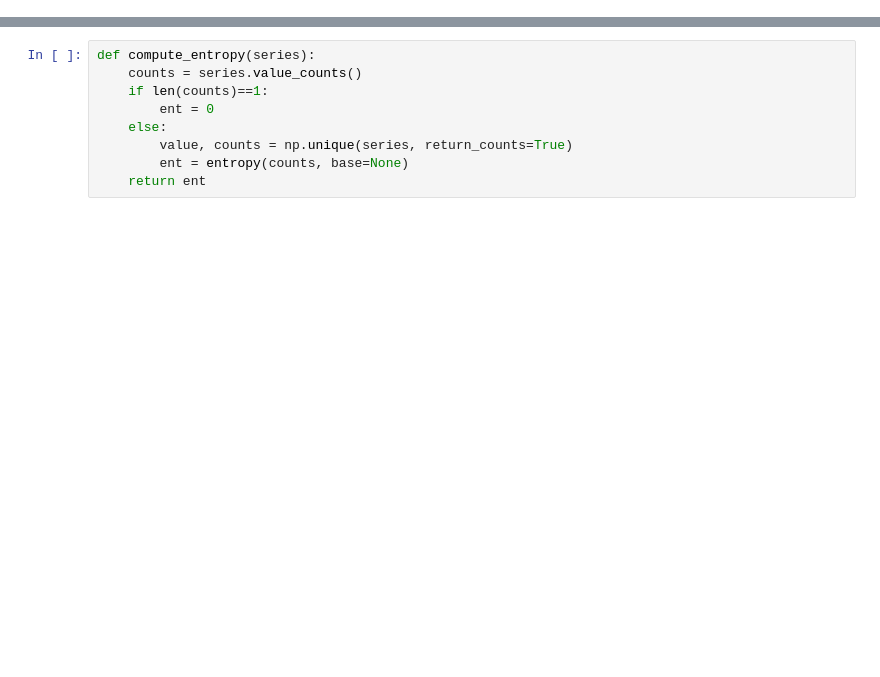
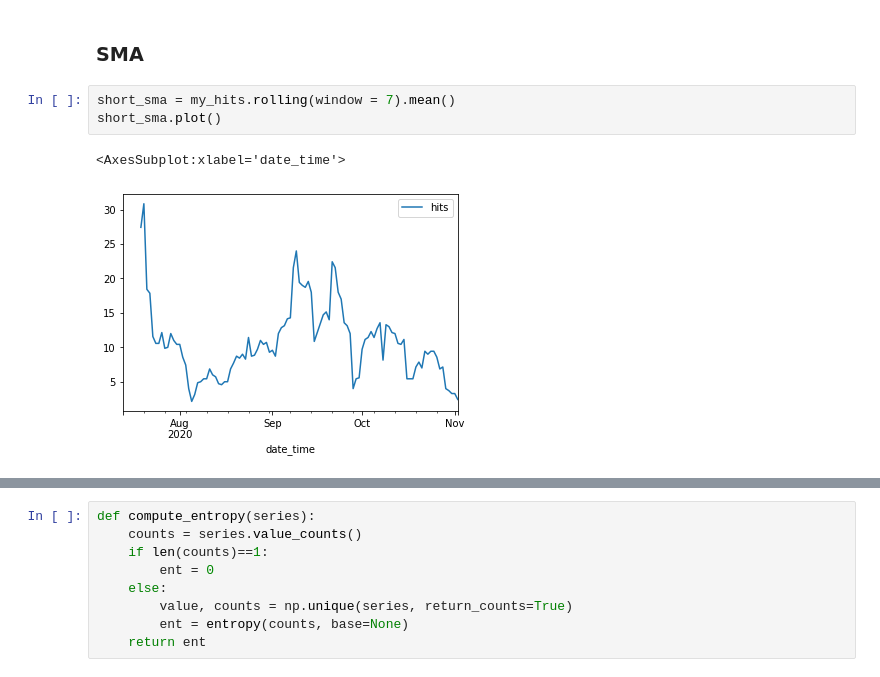
Before and after one commit to lukewbecker/anomaly-detection-exercises, a Jupyter notebook: time_series_anomaly_detection.ipynb, the cells around one changed output, grey strips where cells are left out. Saved outputs shown, nothing was run; the diff lists cells and outputs as text; blank space fills up the shorter version.

```diff
--- a/time_series_anomaly_detection.ipynb
+++ b/time_series_anomaly_detection.ipynb
@@ -110,0 +509,8 @@ df[['request_call','api_version','endpoints','http']] = \
+# %% [markdown]
+### SMA
+# %%
+short_sma = my_hits.rolling(window = 7).mean()
+short_sma.plot()
+# %% [output]
+<AxesSubplot:xlabel='date_time'>
+[figure, added]
```
Also changed, not shown: parts of 87 cells of this notebook.
